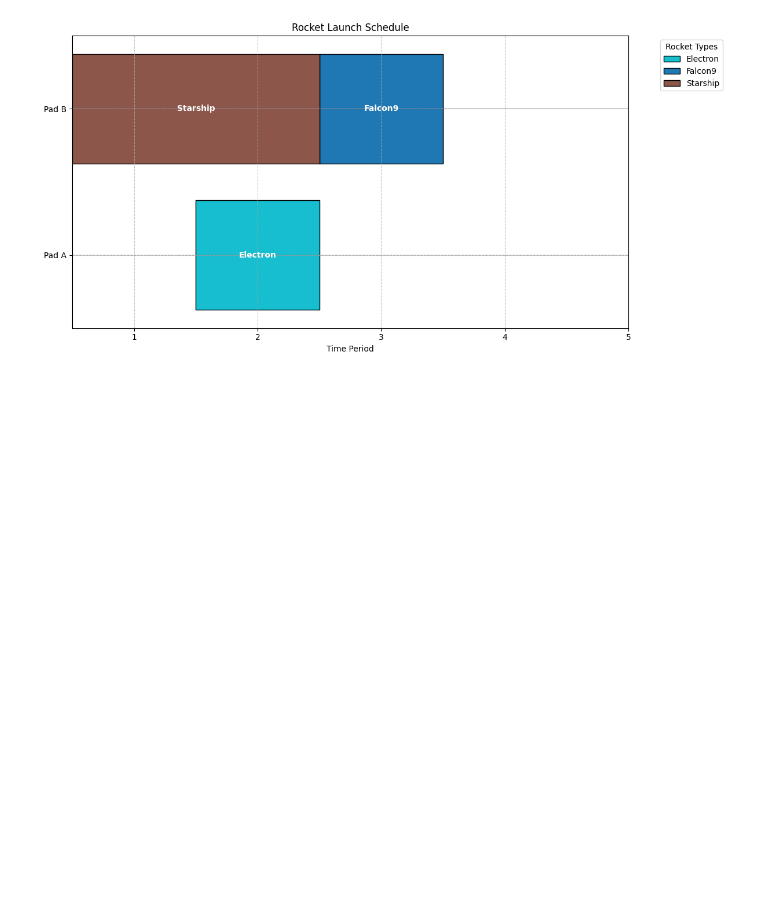
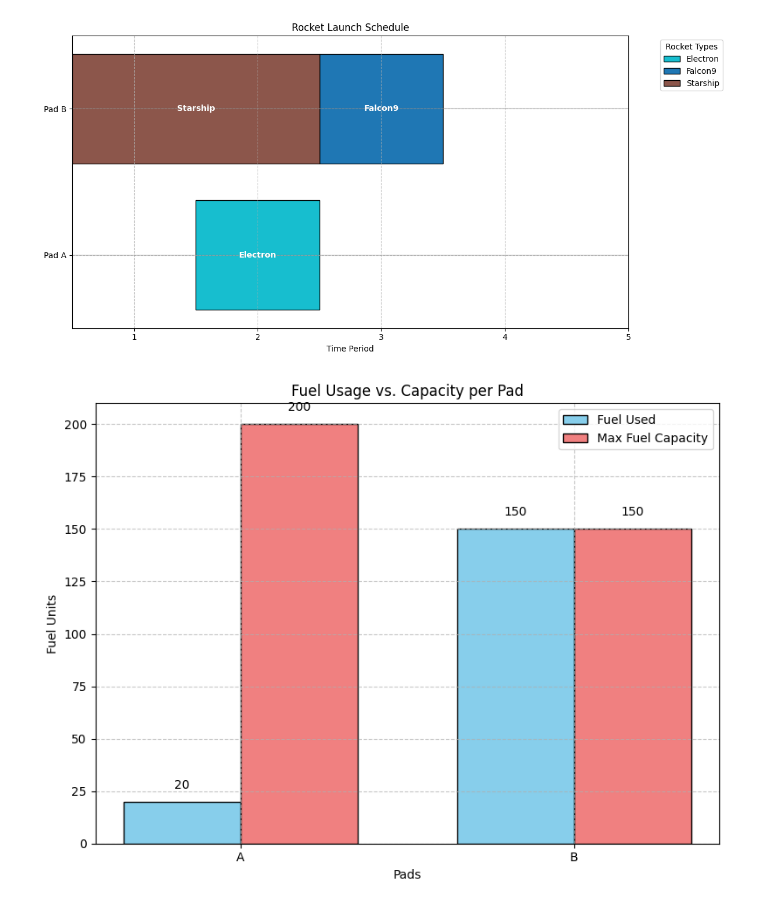
Before and after one commit to dhruvhaldar/AirFleet-Supply-Optimizer, a Jupyter notebook: ilp.ipynb, the cells around one changed output. Drawn from its saved outputs; the diff is of its cells as text; code cells hidden in the pictures; blank space fills up the shorter version.

```diff
--- a/ilp.ipynb
+++ b/ilp.ipynb
@@ -43,7 +43,7 @@ for p in Pads:
 for p in Pads:
     prob += pl.lpSum([FuelCost[r] * x[r][p][t]
                      for r in Rockets
-                     for t in Periods]) <= MaxFuelPerPad
+                     for t in Periods]) <= MaxFuelPerPad[p]  # Fixed: Use MaxFuelPerPad[p]
 
 # --- Solve ---
 prob.solve(pl.PULP_CBC_CMD(msg=1))
@@ -52,7 +52,7 @@ prob.solve(pl.PULP_CBC_CMD(msg=1))
 Assignments = {}
 TotalCost = 0
 TotalPriority = 0
-FuelUsedPerPad = {p:0 for p in Pads}
+FuelUsedPerPad = {p: 0 for p in Pads}
 
 for r in Rockets:
     for p in Pads:
@@ -69,6 +69,7 @@ print("Total Launch Cost:", TotalCost)
 print("Total Priority Score:", TotalPriority)
 print("Fuel Used Per Pad:", FuelUsedPerPad)
 
+# --- Visualization Functions ---
 
 def visualize_schedule(assignments, rockets, pads, periods, prep_time):
     # Create a color map for rockets
@@ -139,9 +140,81 @@ def visualize_schedule(assignments, rockets, pads, periods, prep_time):
     plt.tight_layout()
     plt.show()
 
-# Example usage (after solving the model):
+def visualize_fuel_usage(fuel_used_per_pad, max_fuel_per_pad):
+    fig, ax = plt.subplots(figsize=(8, 6))
+    pads = list(fuel_used_per_pad.keys())
+    fuel_used = [fuel_used_per_pad[p] for p in pads]
+    max_fuel = [max_fuel_per_pad[p] for p in pads]
+
+    x = np.arange(len(pads))
+    width = 0.35
+
+    ax.bar(x - width/2, fuel_used, width, label='Fuel Used', color='skyblue', edgecolor='black')
+    ax.bar(x + width/2, max_fuel, width, label='Max Fuel Capacity', color='lightcoral', edgecolor='black')
+
+    ax.set_xlabel('Pads')
+    ax.set_ylabel('Fuel Units')
+    ax.set_title('Fuel Usage vs. Capacity per Pad')
+    ax.set_xticks(x)
+    ax.set_xticklabels([p[-1] for p in pads])
+    ax.legend()
+    ax.grid(True, linestyle='--', alpha=0.7)
+
+    # Add value labels on top of bars
+    for i, v in enumerate(fuel_used):
+        ax.text(i - width/2, v + 5, str(v), ha='center', va='bottom')
+    for i, v in enumerate(max_fuel):
+        ax.text(i + width/2, v + 5, str(v), ha='center', va='bottom')
+
+    plt.tight_layout()
+    plt.show()
+
+def visualize_cost_breakdown(assignments, launch_cost):
+    if not assignments:
+        print("No cost breakdown to visualize (no assignments).")
+        return
+
+    rockets = [r for r in assignments.keys()]
+    costs = [launch_cost[r] for r in rockets]
+
+    fig, ax = plt.subplots(figsize=(8, 8))
+    ax.pie(costs, labels=rockets, autopct='%1.1f%%', startangle=90,
+           colors=cm.get_cmap('tab10')(np.linspace(0, 1, len(rockets))))
+    ax.set_title('Launch cost as Breakdown by Rocket')
+    plt.tight_layout()
+    plt.show()
+
+def visualize_priority_scores(assignments, priority):
+    if not assignments:
+        print("No priority scores to visualize (no assignments).")
+        return
+
+    rockets = [r for r in assignments.keys()]
+    scores = [priority[r] for r in rockets]
+
+    fig, ax = plt.subplots(figsize=(8, 6))
+    bars = ax.bar(rockets, scores, color='seagreen', edgecolor='black')
+
+    ax.set_xlabel('Rockets')
+    ax.set_ylabel('Priority Score')
+    ax.set_title('Priority Scores of Scheduled Rockets')
+    ax.grid(True, linestyle='--', alpha=0.7)
+
+    # Add value labels on top of bars
+    for bar in bars:
+        yval = bar.get_height()
+        ax.text(bar.get_x() + bar.get_width()/2, yval + 2, str(int(yval)),
+                ha='center', va='bottom')
+
+    plt.tight_layout()
+    plt.show()
+
+# --- Execute Visualizations ---
 if 'Assignments' in locals() and Assignments:
     visualize_schedule(Assignments, Rockets, Pads, Periods, PrepTime)
+    visualize_fuel_usage(FuelUsedPerPad, MaxFuelPerPad)
+    visualize_cost_breakdown(Assignments, LaunchCost)
+    visualize_priority_scores(Assignments, Priority)
 else:
     print("No assignments found. Please run the optimization first.")
 # %% [output]
@@ -161,5 +234,6 @@ Problem MODEL has 13 rows, 24 columns and 78 elements
 Assignments: {'Falcon9': ('Pad_B', 3), 'Starship': ('Pad_B', 1), 'Electron': ('Pad_A', 2)}
 Total Launch Cost: 630
 Total Priority Score: 170
 Fuel Used Per Pad: {'Pad_A': 20, 'Pad_B': 150}
 [figure]
+[figure, added]
```
Also changed, not shown: parts of 1 cell of this notebook.
